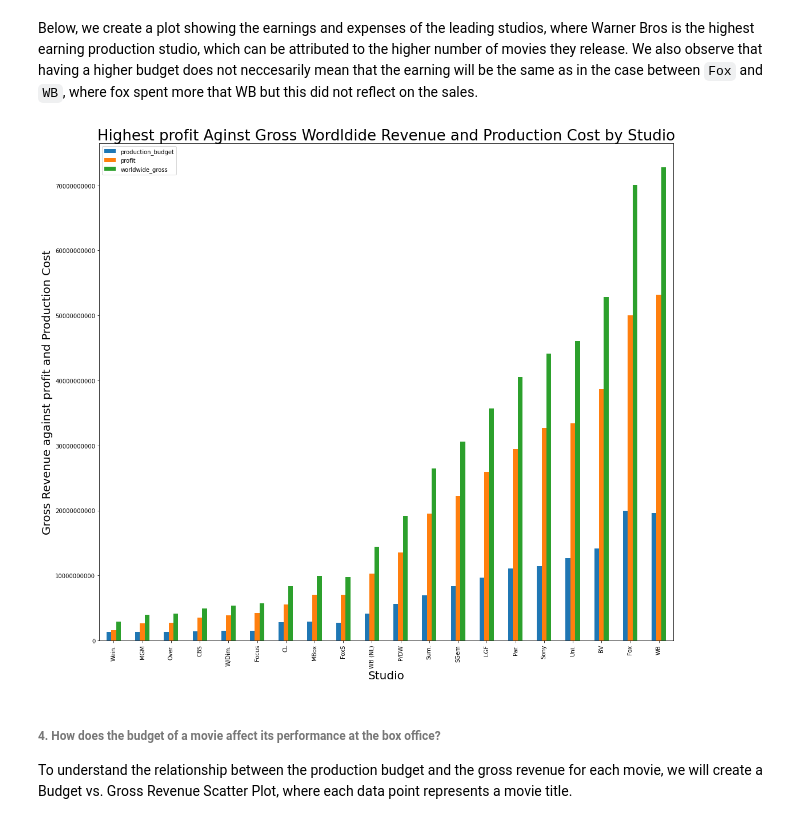
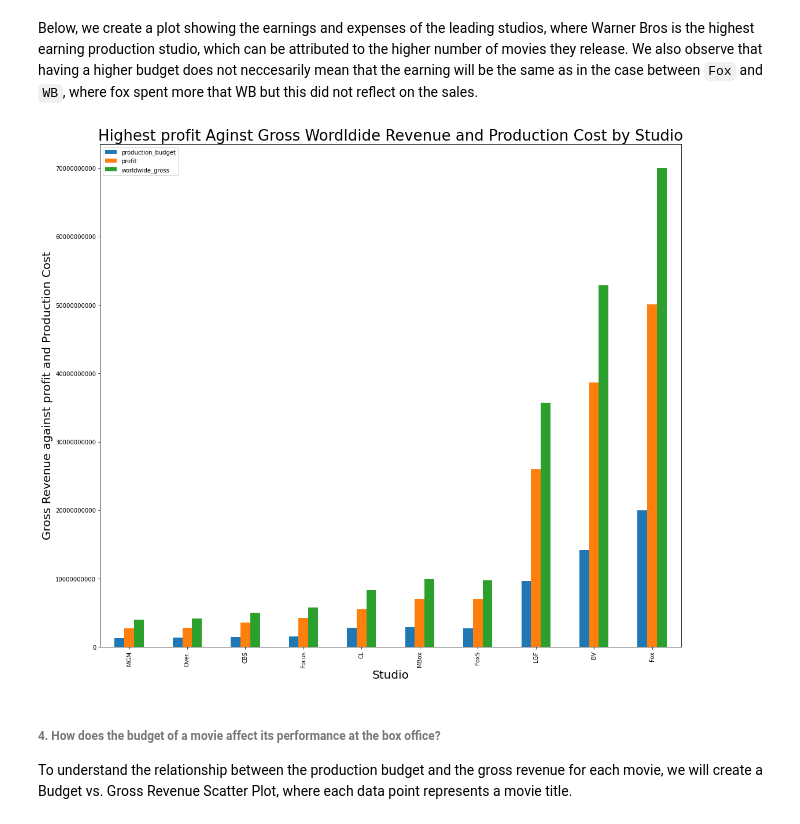
Before and after one commit to Imacharia/Microsoft-Movie-Studio-market-analysis, a Jupyter notebook: Movies Analysis,Final.ipynb, the cells around one changed output. Saved outputs shown, nothing was run; the diff lists cells and outputs as text; code cells hidden in the pictures.

```diff
--- a/Movies Analysis,Final.ipynb
+++ b/Movies Analysis,Final.ipynb
@@ -1079,18 +1079,18 @@ Below, we create a plot showing the earnings and expenses of the leading studios
 production studio, which can be attributed to the higher number of movies they release. We also observe that having a higher budget does not neccesarily mean that the earning will be the same as in the case between `Fox` and `WB`, where fox spent more that WB but this did not reflect on the sales.
 # %%
 #Create a side by side bar plot of the production_budget, worldwide_gross and profit for each studio
-ax = studio_summary[['production_budget', 'profit', 'worldwide_gross']].sort_values(by='profit').plot(kind='bar', figsize=(18, 16))
+ax = studio_summary[['production_budget', 'profit', 'worldwide_gross']].head(10).sort_values(by='profit').plot(kind='bar', figsize=(18, 16))
 
 # Set the title and axis labels
 ax.set_title('Highest profit Aginst Gross Wordldide Revenue and Production Cost by Studio', fontsize=26)
 ax.set_xlabel('Studio', fontsize=20)
 ax.set_ylabel('Gross Revenue against profit and Production Cost', fontsize=20)
 plt.ticklabel_format(style='plain',axis='y')
 
 # Display the plot
 plt.show()
 # %% [output]
-[figure, old version]
+[figure, new version]
 # %% [markdown]
 ###### 4. How does the budget of a movie affect its performance at the box office?
 
```
Also changed, not shown: parts of 18 cells of this notebook, 10 other files.
